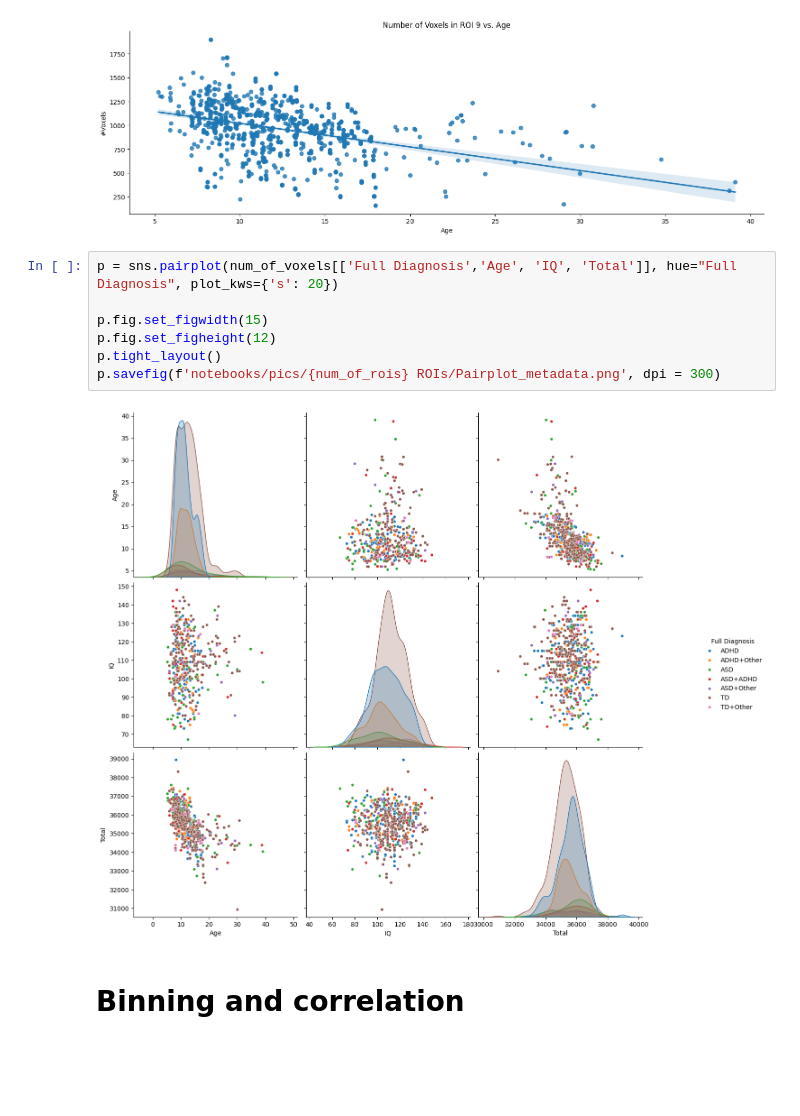
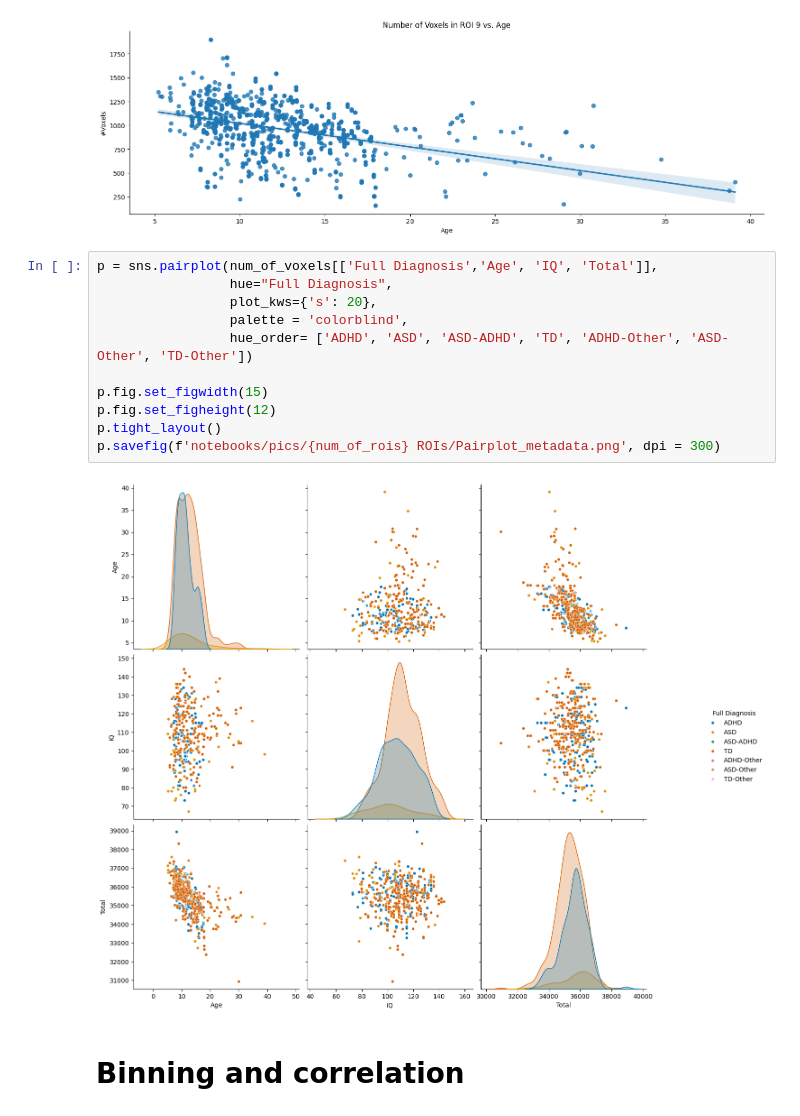
Before and after one commit to malt1114/Thesis_Neurodiversity, a Jupyter notebook: notebooks/eda/EDA_17.ipynb, the cells around one changed output. Drawn from its saved outputs; the diff is of its cells as text; blank space fills up the shorter version.

Commit message:
Color + evaluation

```diff
--- a/notebooks/eda/EDA_17.ipynb
+++ b/notebooks/eda/EDA_17.ipynb
@@ -246,14 +252,18 @@ p.savefig(f'notebooks/pics/{num_of_rois} ROIs/ROI_9_voxels_age.png', dpi = 300)
 # %% [output]
 [figure]
 # %%
-p = sns.pairplot(num_of_voxels[['Full Diagnosis','Age', 'IQ', 'Total']], hue="Full Diagnosis", plot_kws={'s': 20})
+p = sns.pairplot(num_of_voxels[['Full Diagnosis','Age', 'IQ', 'Total']],
+                 hue="Full Diagnosis",
+                 plot_kws={'s': 20},
+                 palette = 'colorblind',
+                 hue_order= ['ADHD', 'ASD', 'ASD-ADHD', 'TD', 'ADHD-Other', 'ASD-Other', 'TD-Other'])
 
 p.fig.set_figwidth(15)
 p.fig.set_figheight(12)
 p.tight_layout()
 p.savefig(f'notebooks/pics/{num_of_rois} ROIs/Pairplot_metadata.png', dpi = 300)
 # %% [output]
-[figure, old version]
+[figure, new version]
 # %% [markdown]
 # Binning and correlation
 # %% [markdown]
```
Also changed, not shown: parts of 6 cells of this notebook, 14 other files.
